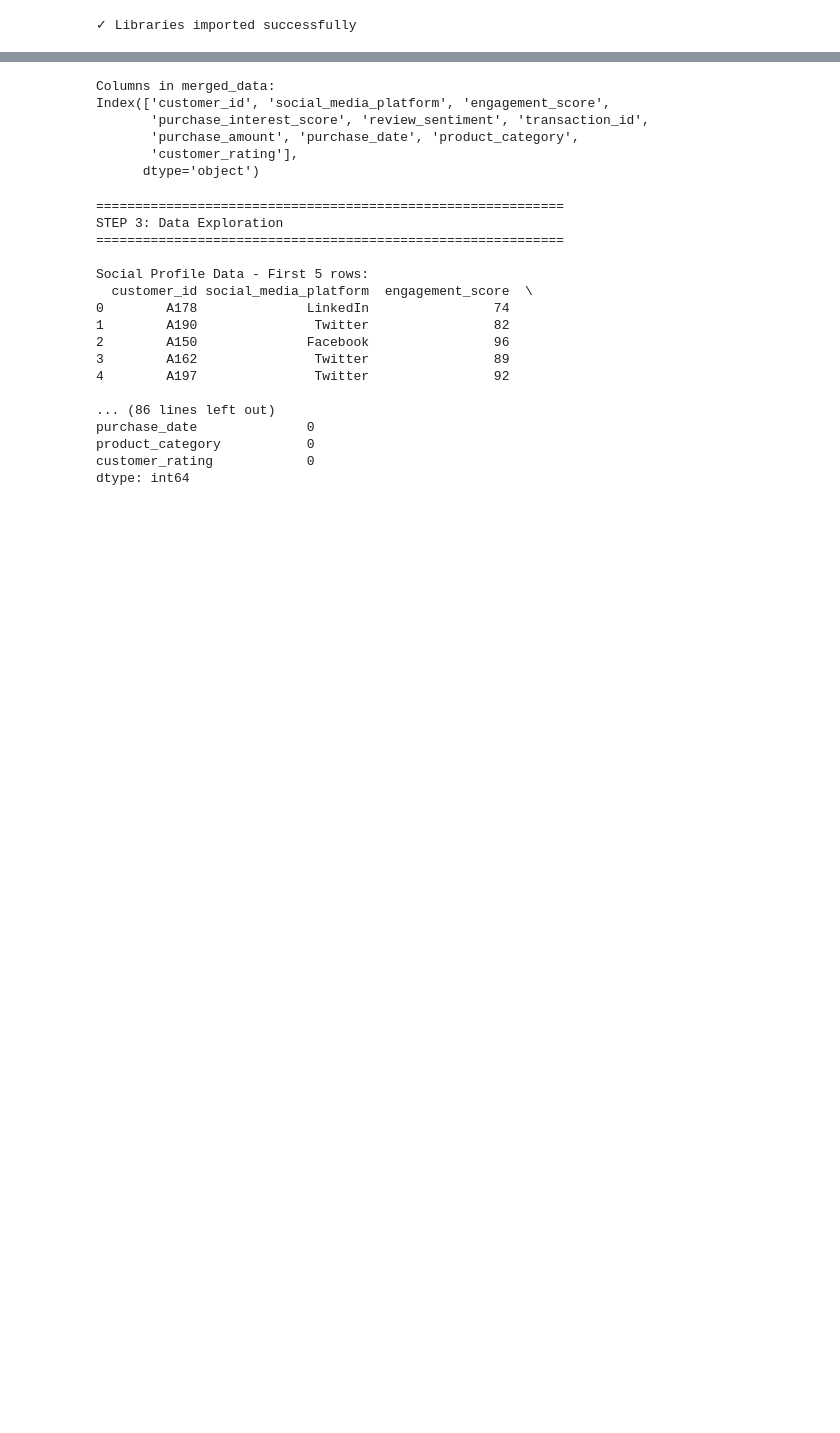
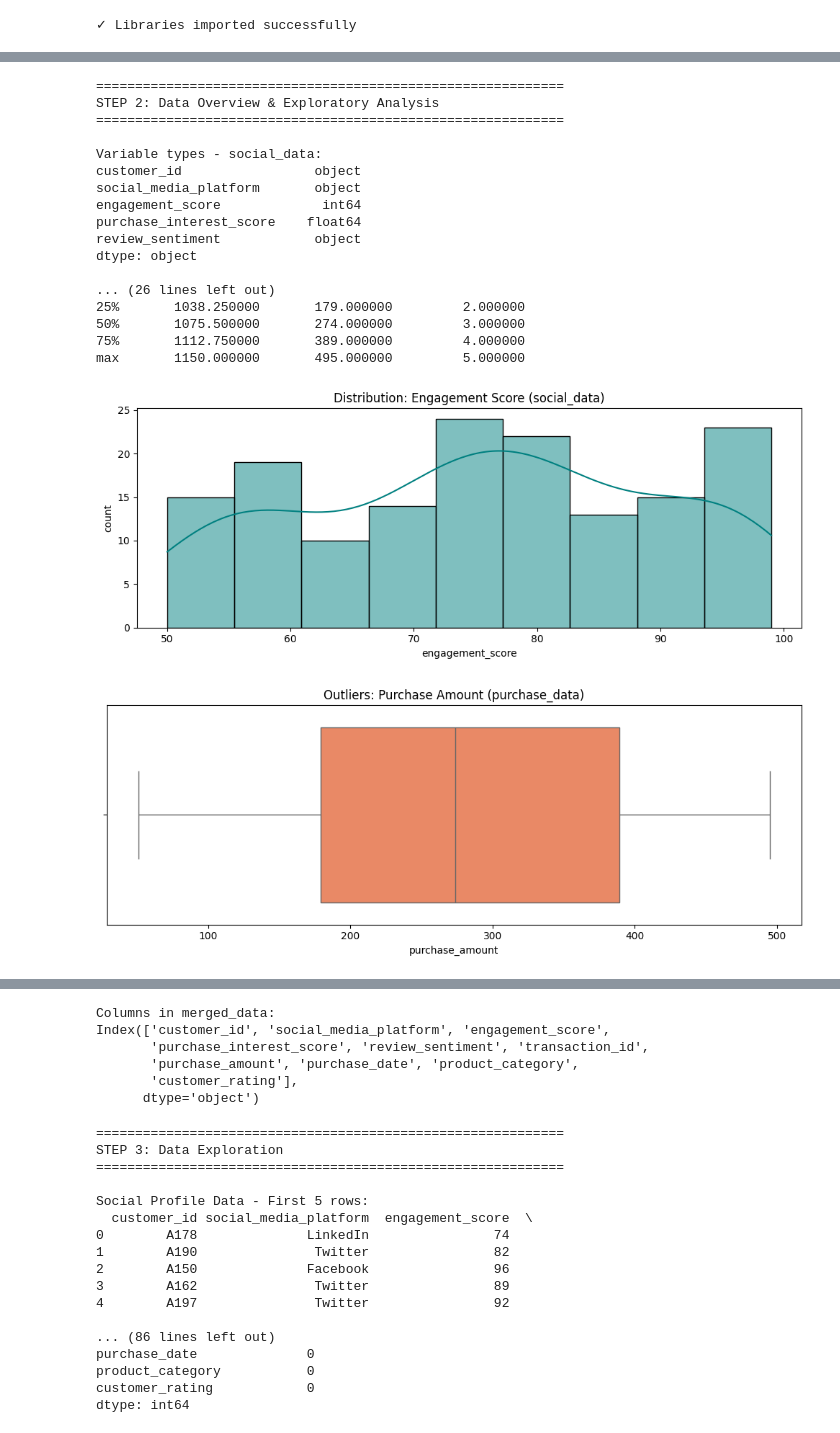
Before and after one commit to 1heodora-e/biometric-recommendation-system, a Jupyter notebook: prediction_functionality/Task1_ProductCategory_Model .ipynb, the cells around one changed output, grey strips where cells are left out. Cells and saved outputs as stored; diff of their text form; code cells hidden in the pictures; blank space fills up the shorter version.

```diff
--- a/prediction_functionality/Task1_ProductCategory_Model .ipynb
+++ b/prediction_functionality/Task1_ProductCategory_Model .ipynb
@@ -64,0 +77,73 @@ Merged data saved to merged_customer_data.csv
+# %%
+# STEP 2: Data Overview & EDA
+import pandas as pd
+import numpy as np
+import matplotlib.pyplot as plt
+import seaborn as sns
+
+print("\n" + "="*60)
+print("STEP 2: Data Overview & Exploratory Analysis")
+print("="*60)
+
+# 1) Variable types
+print("\nVariable types - social_data:")
+print(social_data.dtypes)
+
+print("\nVariable types - purchase_data:")
+print(purchase_data.dtypes)
+
+# 2) Summary statistics
+num_cols_social = social_data.select_dtypes(include=[np.number]).columns
+num_cols_purchase = purchase_data.select_dtypes(include=[np.number]).columns
+
+print("\nSummary statistics - social_data (numeric):")
+print(social_data[num_cols_social].describe())
+
+print("\nSummary statistics - purchase_data (numeric):")
+print(purchase_data[num_cols_purchase].describe())
+
+# 3) Visualizations (≥3)
+plt.figure(figsize=(10,4))
+sns.histplot(social_data['engagement_score'], kde=True, color='teal')
+plt.title('Distribution: Engagement Score (social_data)')
+plt.xlabel('engagement_score')
+plt.ylabel('count')
+plt.tight_layout()
+plt.show()
+
+plt.figure(figsize=(10,4))
+sns.boxplot(x=purchase_data['purchase_amount'], color='coral')
+plt.title('Outliers: Purchase Amount (purchase_data)')
+plt.xlabel('purchase_amount')
+plt.tight_layout()
+plt.show()
+
+plt.figure(figsize=(8,6))
+if len(num_cols_purchase) > 1:
+    corr = purchase_data[num_cols_purchase].corr(numeric_only=True)
+    sns.heatmap(corr, annot=True, fmt='.2f', cmap='Blues')
+    plt.title('Correlation Heatmap (purchase_data numeric)')
+    plt.tight_layout()
+    plt.show()
+else:
+    print("Not enough numeric columns for correlation heatmap.")
+# %% [output]
+============================================================
+STEP 2: Data Overview & Exploratory Analysis
+============================================================
+
+Variable types - social_data:
+customer_id                 object
+social_media_platform       object
+engagement_score             int64
+purchase_interest_score    float64
+review_sentiment            object
+dtype: object
+
+... (26 lines left out)
+25%       1038.250000       179.000000         2.000000
+50%       1075.500000       274.000000         3.000000
+75%       1112.750000       389.000000         4.000000
+max       1150.000000       495.000000         5.000000
+[figure, added]
+[figure, added]
```
Also changed, not shown: parts of 10 cells of this notebook, 3 other files.
